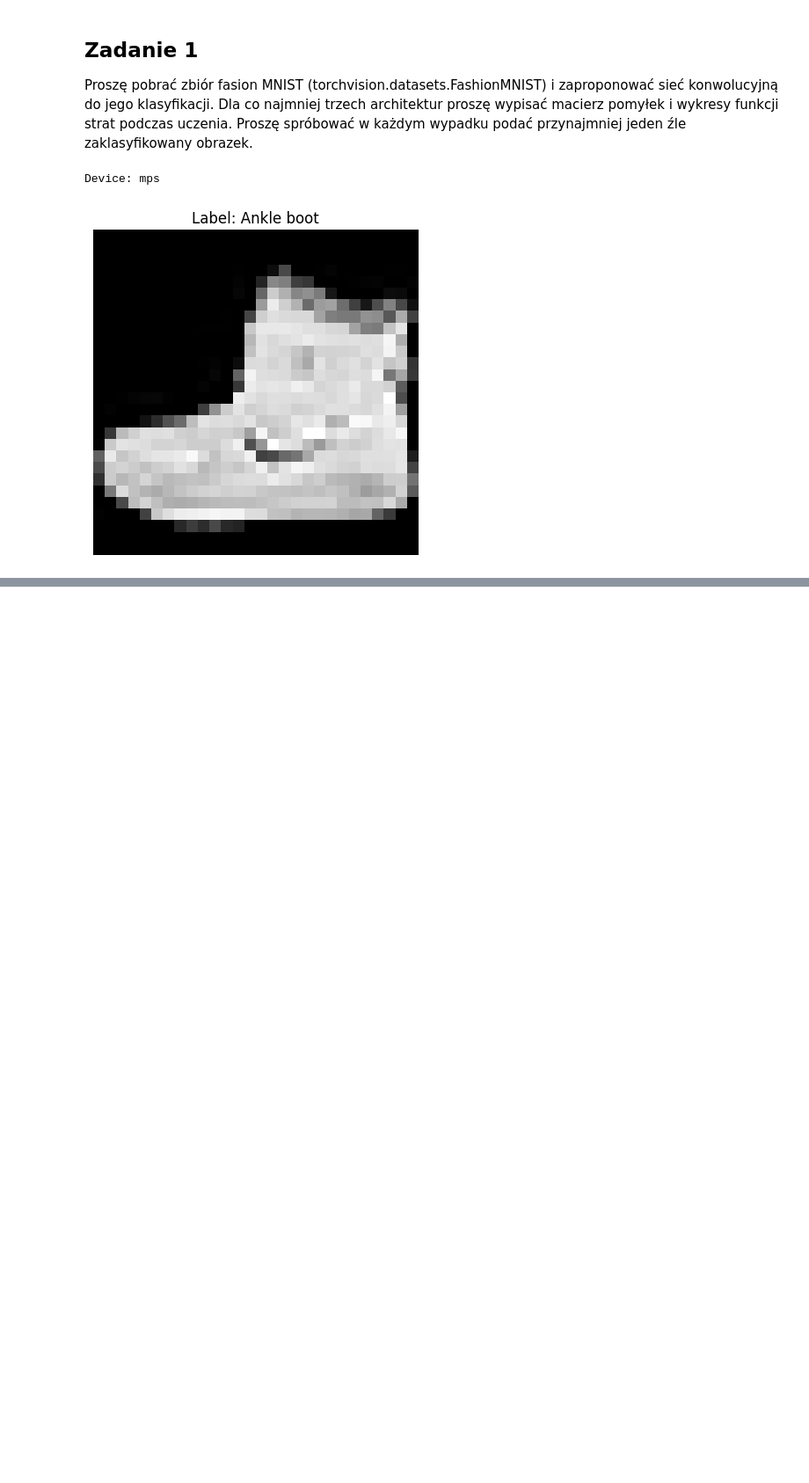
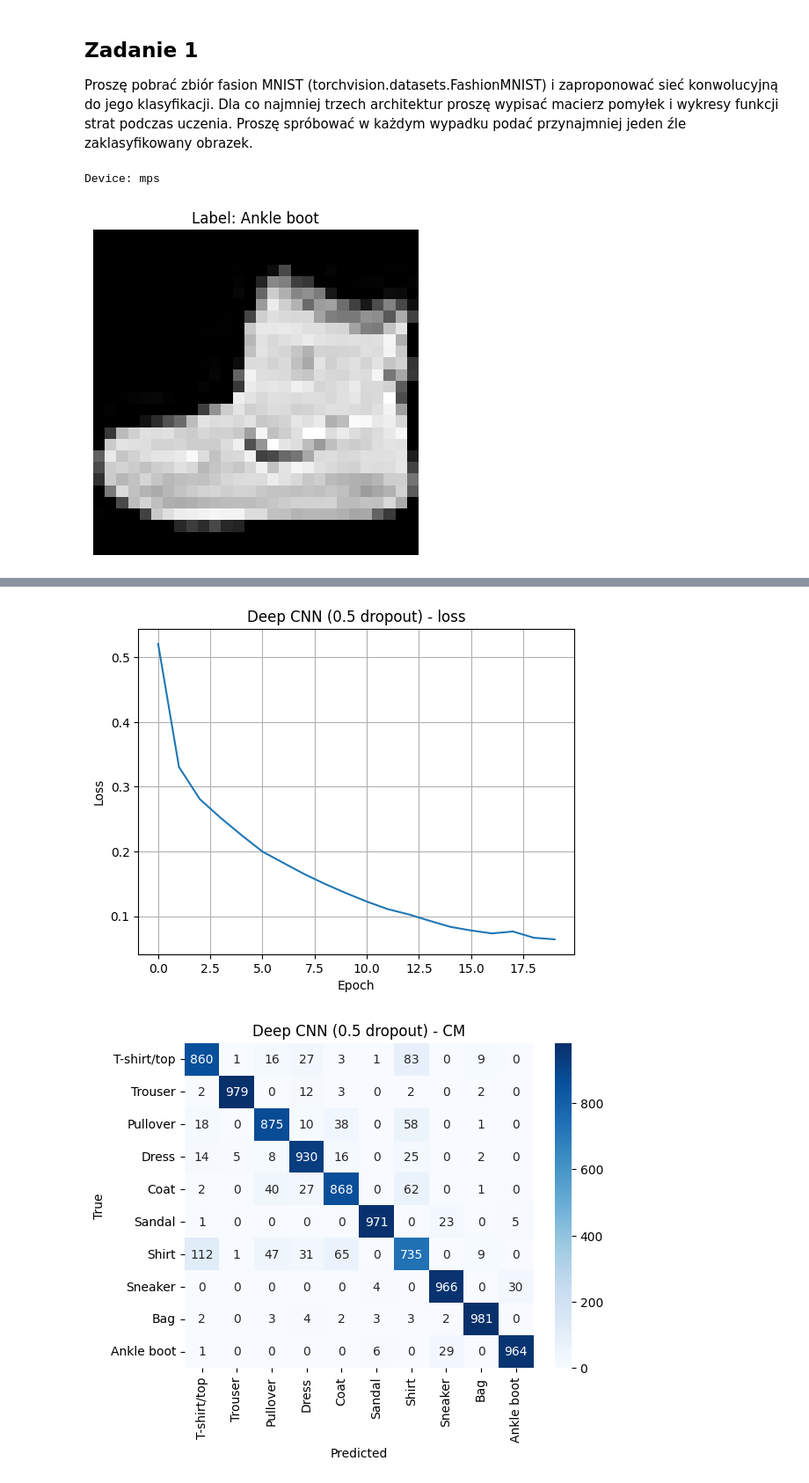
Before and after one commit to ZEN1X/MIO, a Jupyter notebook: lab04/lab04.ipynb, the cells around one changed output, grey strips where cells are left out. Shown: that part at 88% size. Saved outputs shown, nothing was run; the diff lists cells and outputs as text; code cells hidden in the pictures; blank space fills up the shorter version.

```diff
--- a/lab04/lab04.ipynb
+++ b/lab04/lab04.ipynb
@@ -220,0 +295,26 @@ Elapsed: 31.76 (sec)
+# %%
+class DeepCNN(nn.Module):
+    def __init__(self, dropout=0.5):
+        super().__init__()
+        self.conv1 = nn.Conv2d(1, 32, 3)
+        self.conv2 = nn.Conv2d(32, 64, 3)
+        self.conv3 = nn.Conv2d(64, 128, 3)
+        self.pool = nn.MaxPool2d(2, 2)
+        self.fc1 = nn.Linear(128 * 3 * 3, 512)
+        self.dropout = nn.Dropout(dropout)
+        self.fc2 = nn.Linear(512, 10)
+
+    def forward(self, x):
+        x = self.pool(F.relu(self.conv1(x)))
+        x = self.pool(F.relu(self.conv2(x)))
+        x = F.relu(self.conv3(x))
+        x = torch.flatten(x, 1)
+        x = F.relu(self.fc1(x))
+        x = self.dropout(x)
+        return self.fc2(x)
+# %%
+from functools import partial
+
+run_and_report(partial(DeepCNN, 0.5), "Deep CNN (0.5 dropout)", device, 20)
+run_and_report(partial(DeepCNN, 0), "Deep CNN (no dropout)", device, 20)
+# %% [output]
@@ -220,0 +338,2 @@ Elapsed: 31.76 (sec)
+[figure, added]
+[figure, added]
```
Also changed, not shown: parts of 8 cells of this notebook.
